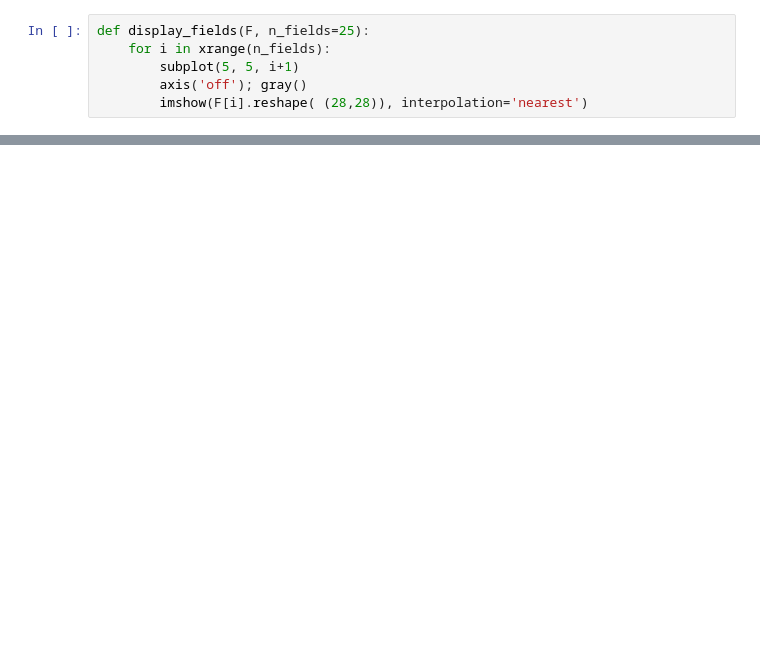
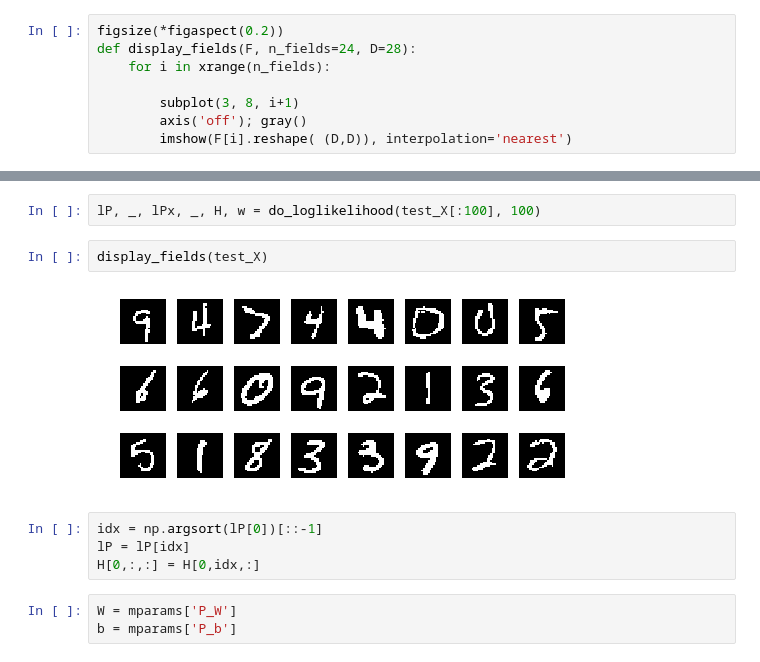
Before and after one commit to jbornschein/reweighted-ws, a Jupyter notebook: notebooks/MNIST-Analyze.ipynb, the cells around one changed output, grey strips where cells are left out. Cells and saved outputs as stored; diff of their text form; blank space fills up the shorter version.

```diff
--- a/notebooks/MNIST-Analyze.ipynb
+++ b/notebooks/MNIST-Analyze.ipynb
@@ -10,6 +16,8 @@ from nade import NADE
 # %%
-def display_fields(F, n_fields=25):
+figsize(*figaspect(0.2))
+def display_fields(F, n_fields=24, D=28):
     for i in xrange(n_fields):
-        subplot(5, 5, i+1)
+
+        subplot(3, 8, i+1)
         axis('off'); gray()
-        imshow(F[i].reshape( (28,28)), interpolation='nearest')
+        imshow(F[i].reshape( (D,D)), interpolation='nearest')
@@ -58,0 +123,13 @@ display_fields(spl)
+# %%
+lP, _, lPx, _, H, w = do_loglikelihood(test_X[:100], 100)
+# %%
+display_fields(test_X)
+# %% [output]
+[figure, added]
+# %%
+idx = np.argsort(lP[0])[::-1]
+lP = lP[idx]
+H[0,:,:] = H[0,idx,:]
+# %%
+W = mparams['P_W']
+b = mparams['P_b']
```
Also changed, not shown: parts of 24 cells of this notebook, 11 other files.
